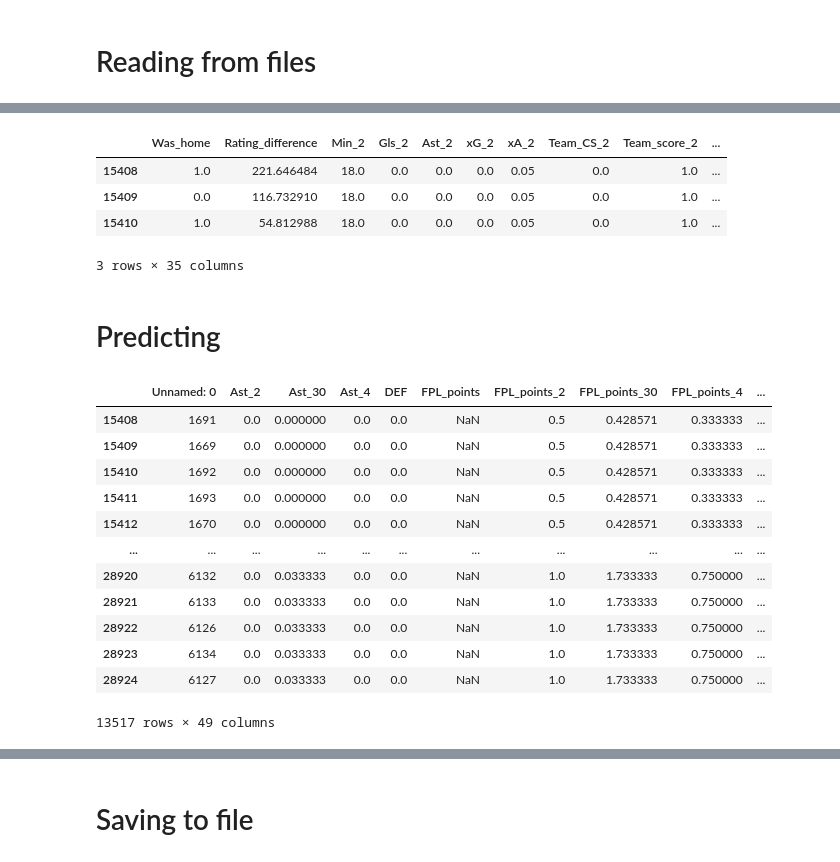
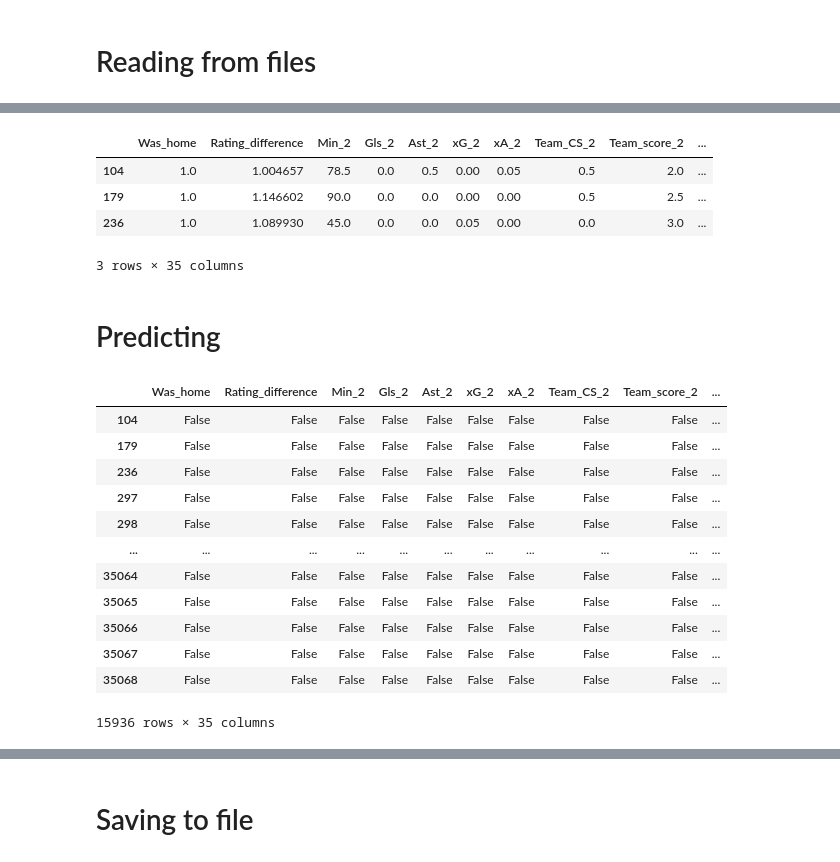
Before and after one commit to Fran3x/FPL_Model, a Jupyter notebook: notebooks/upcoming/pred_next_season_positional.ipynb, the cells around one changed output, grey strips where cells are left out. Saved outputs shown, nothing was run; the diff lists cells and outputs as text; code cells hidden in the pictures.

```diff
--- a/notebooks/upcoming/pred_next_season_positional.ipynb
+++ b/notebooks/upcoming/pred_next_season_positional.ipynb
@@ -60,5 +65,5 @@ CURRENT_SEASON = "2023-24"
 # df = df[df["GW"] == 2]
 # %%
 # X_test = df[df["Season"] == CURRENT_SEASON][features]
-X_test = df[df["Season"] == CURRENT_SEASON]
+df = df[df["Season"] == CURRENT_SEASON]
 # .reset_index(drop=True)
@@ -67,3 +70,7 @@ X_test = df[df["Season"] == CURRENT_SEASON]
+# %%
+df = df[~df[features].isnull().any(axis=1)] # for some reason 45 rows are missing some feature values
+# %%
+X_test = df.copy()
 # %%
 df.columns
 # %% [output]
@@ -213,9 +121,9 @@ X_test.head(3)
 X_test.head(3)[features]
 # %% [output]
 |  | Was_home | Rating_difference | Min_2 | Gls_2 | Ast_2 | xG_2 | xA_2 | Team_CS_2 | Team_score_2 | ... |
-| 15408 | 1.0 | 221.646484 | 18.0 | 0.0 | 0.0 | 0.0 | 0.05 | 0.0 | 1.0 | ... |
-| 15409 | 0.0 | 116.732910 | 18.0 | 0.0 | 0.0 | 0.0 | 0.05 | 0.0 | 1.0 | ... |
-| 15410 | 1.0 | 54.812988 | 18.0 | 0.0 | 0.0 | 0.0 | 0.05 | 0.0 | 1.0 | ... |
+| 104 | 1.0 | 1.004657 | 78.5 | 0.0 | 0.5 | 0.00 | 0.05 | 0.5 | 2.0 | ... |
+| 179 | 1.0 | 1.146602 | 90.0 | 0.0 | 0.0 | 0.00 | 0.00 | 0.5 | 2.5 | ... |
+| 236 | 1.0 | 1.089930 | 45.0 | 0.0 | 0.0 | 0.05 | 0.00 | 0.0 | 3.0 | ... |
 3 rows × 35 columns
 # %% [markdown]
 # Predicting
@@ -241,18 +149,18 @@ def get_predictions(model, df, X):
 
     return preds
 # %%
-X_test
+X_test[features].isna()
 # %% [output]
-|  | Unnamed: 0 | Ast_2 | Ast_30 | Ast_4 | DEF | FPL_points | FPL_points_2 | FPL_points_30 | FPL_points_4 | ... |
-| 15408 | 1691 | 0.0 | 0.000000 | 0.0 | 0.0 | NaN | 0.5 | 0.428571 | 0.333333 | ... |
-| 15409 | 1669 | 0.0 | 0.000000 | 0.0 | 0.0 | NaN | 0.5 | 0.428571 | 0.333333 | ... |
-| 15410 | 1692 | 0.0 | 0.000000 | 0.0 | 0.0 | NaN | 0.5 | 0.428571 | 0.333333 | ... |
-| 15411 | 1693 | 0.0 | 0.000000 | 0.0 | 0.0 | NaN | 0.5 | 0.428571 | 0.333333 | ... |
-| 15412 | 1670 | 0.0 | 0.000000 | 0.0 | 0.0 | NaN | 0.5 | 0.428571 | 0.333333 | ... |
+|  | Was_home | Rating_difference | Min_2 | Gls_2 | Ast_2 | xG_2 | xA_2 | Team_CS_2 | Team_score_2 | ... |
+| 104 | False | False | False | False | False | False | False | False | False | ... |
+| 179 | False | False | False | False | False | False | False | False | False | ... |
+| 236 | False | False | False | False | False | False | False | False | False | ... |
+| 297 | False | False | False | False | False | False | False | False | False | ... |
+| 298 | False | False | False | False | False | False | False | False | False | ... |
 | ... | ... | ... | ... | ... | ... | ... | ... | ... | ... | ... |
-| 28920 | 6132 | 0.0 | 0.033333 | 0.0 | 0.0 | NaN | 1.0 | 1.733333 | 0.750000 | ... |
-| 28921 | 6133 | 0.0 | 0.033333 | 0.0 | 0.0 | NaN | 1.0 | 1.733333 | 0.750000 | ... |
-| 28922 | 6126 | 0.0 | 0.033333 | 0.0 | 0.0 | NaN | 1.0 | 1.733333 | 0.750000 | ... |
-| 28923 | 6134 | 0.0 | 0.033333 | 0.0 | 0.0 | NaN | 1.0 | 1.733333 | 0.750000 | ... |
-| 28924 | 6127 | 0.0 | 0.033333 | 0.0 | 0.0 | NaN | 1.0 | 1.733333 | 0.750000 | ... |
+| 35064 | False | False | False | False | False | False | False | False | False | ... |
+| 35065 | False | False | False | False | False | False | False | False | False | ... |
+| 35066 | False | False | False | False | False | False | False | False | False | ... |
+| 35067 | False | False | False | False | False | False | False | False | False | ... |
+| 35068 | False | False | False | False | False | False | False | False | False | ... |
-13517 rows × 49 columns
+15936 rows × 35 columns
```
Also changed, not shown: parts of 21 cells of this notebook, 21 other files.
